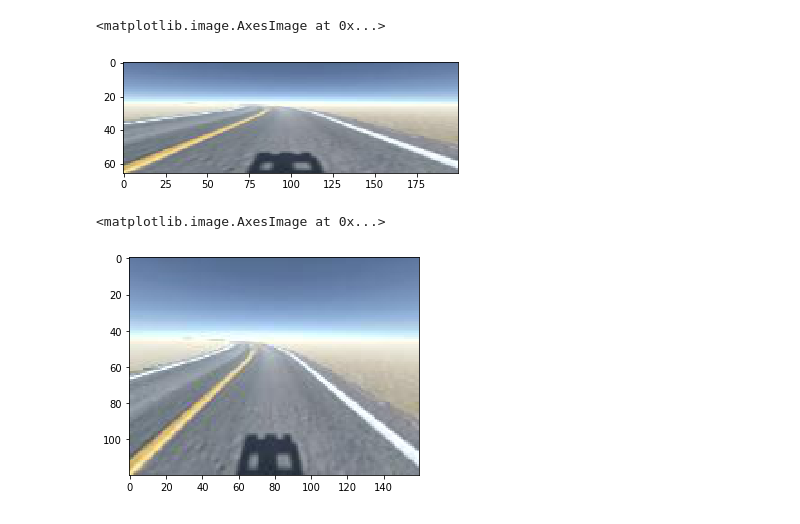
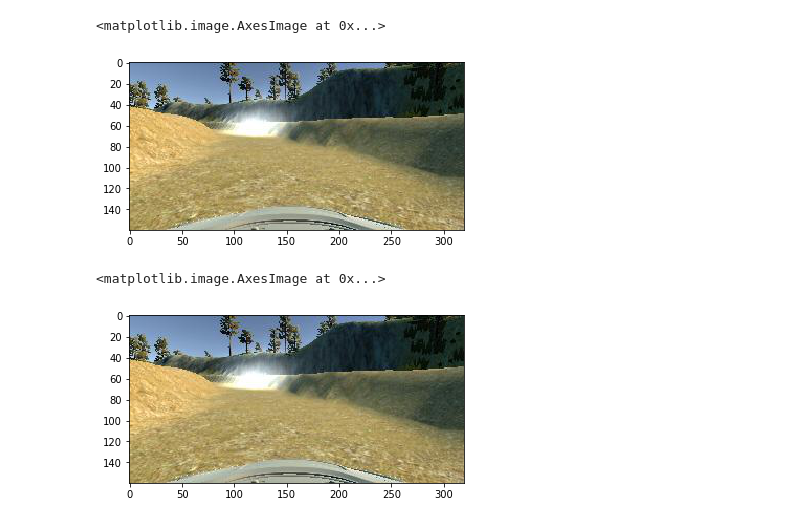
Before and after one commit to dsikar/sdsandbox, a Jupyter notebook: src/augment.ipynb, the cells around one changed output. Cells and saved outputs as stored; diff of their text form; code cells hidden in the pictures.

```diff
--- a/src/augment.ipynb
+++ b/src/augment.ipynb
@@ -4,21 +4,22 @@
 import cv2
 # %%
 import matplotlib.image as mpimg
-fp = '/home/simbox/git/msc-data/unity/log2/logs_Fri_Jul_10_09_16_18_2020/10000_cam-image_array_.jpg'
+# fp = '/home/simbox/git/msc-data/unity/log2/logs_Fri_Jul_10_09_16_18_2020/10000_cam-image_array_.jpg'
+fp = '/home/simbox/Downloads/IMG/center_2020_11_10_22_02_48_622.jpg'
 img = mpimg.imread(fp)
 # adapt to naoki net, we have 160w x 120h, first scale to 200
-img = cv2.resize(img, (200, 66), cv2.INTER_AREA)
+# img = cv2.resize(img, (320,160), cv2.INTER_AREA)
 import matplotlib.pyplot as plt
 plt.imshow(img)
 #plt.imshow(img)\n",
-plt.imshow(img[61:-25, :, :]) # image is 120h160w3d: 60:-25 ~ start at h pixel index 60, end at index (120) - 25
+# plt.imshow(img[61:-25, :, :]) # image is 120h160w3d: 60:-25 ~ start at h pixel index 60, end at index (120) - 25
                               # equivalent to img[60:95, :, :]
                               # plain english: remove sky and car shadow
 # print(img[59:-25, :, :].shape)
     # img[50:-25, :, :].shape"
 # %% [output]
 <matplotlib.image.AxesImage at 0x...>
-[figure, old version]
+[figure, new version]
 # %%
 # first resize
 image = load_image(fp)
@@ -26,7 +27,7 @@ image = load_image(fp)
 plt.imshow(image)
 # %% [output]
 <matplotlib.image.AxesImage at 0x...>
-[figure, old version]
+[figure, new version]
 # %%
 image = load_image(fp)
 steering_angle = 0.07
```
Also changed, not shown: parts of 2 cells of this notebook, 4 other files.
